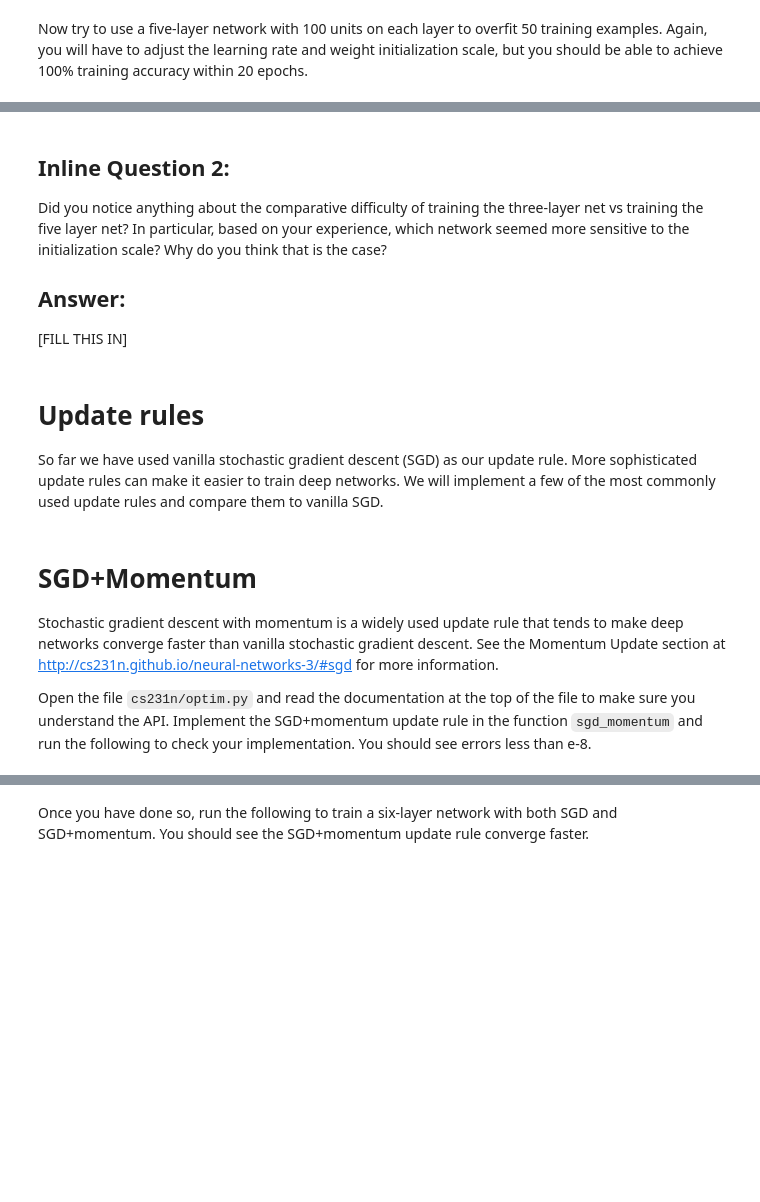
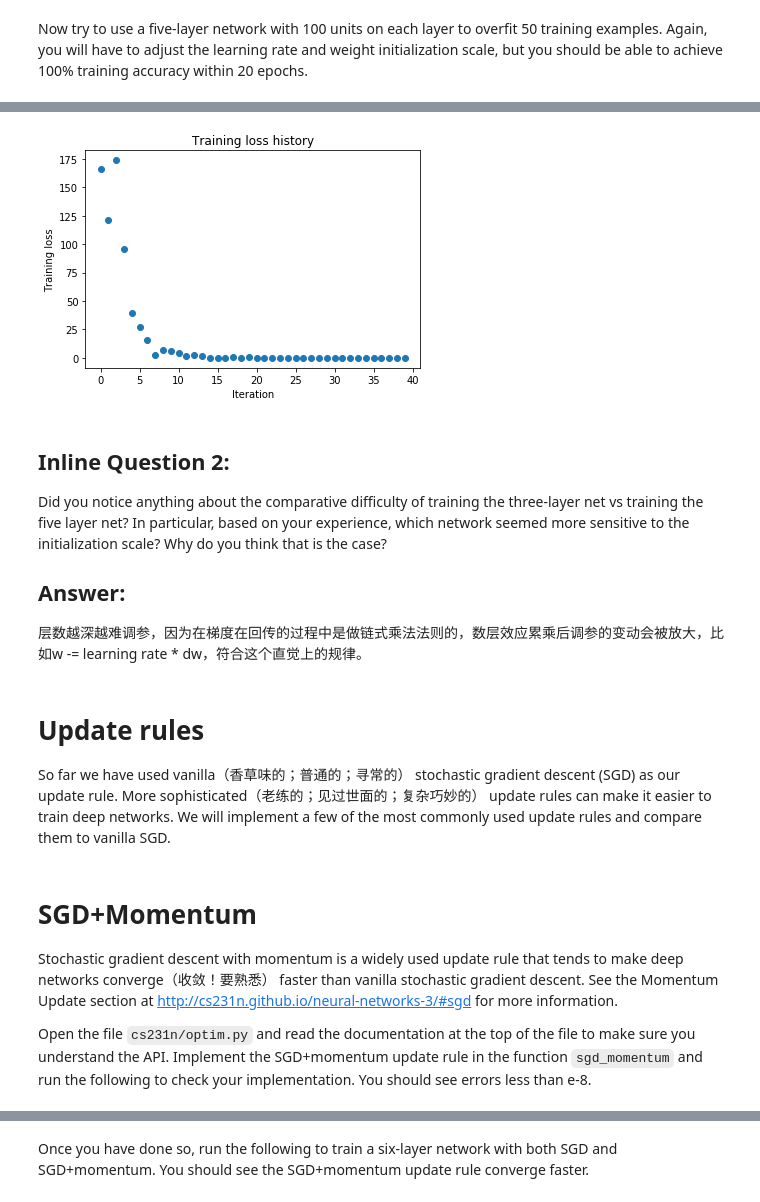
Before and after one commit to V2beach/cs231n, a Jupyter notebook: assignment2/FullyConnectedNets.ipynb, the cells around one changed output, grey strips where cells are left out. Drawn from its saved outputs; the diff is of its cells as text; code cells hidden in the pictures; blank space fills up the shorter version.

```diff
--- a/assignment2/FullyConnectedNets.ipynb
+++ b/assignment2/FullyConnectedNets.ipynb
@@ -400,8 +525,8 @@ small_data = {
   'y_val': data['y_val'],
 }
 
-learning_rate = 2e-3  # Experiment with this!
-weight_scale = 1e-5   # Experiment with this!
+learning_rate = 1e-3  # Experiment with this!
+weight_scale = 1e-1   # Experiment with this! 调出来了，但是为什么？参数大小能直观地理解吗？weight_scale不是越小越好拟合吗？下面那个question 2，层数越深越难调参，因为在数层效应累乘后调参的变动会被放大，但有点晕了。
 model = FullyConnectedNet([100, 100, 100, 100],
                 weight_scale=weight_scale, dtype=np.float64)
 solver = Solver(model, small_data,
@@ -418,3 +543,4 @@ plt.title('Training loss history')
 plt.xlabel('Iteration')
 plt.ylabel('Training loss')
 plt.show()
+# %% [output]
@@ -421,15 +564,17 @@ plt.show()
+[figure, added]
 # %% [markdown]
 ## Inline Question 2:
 Did you notice anything about the comparative difficulty of training the three-layer net vs training the five layer net? In particular, based on your experience, which network seemed more sensitive to the initialization scale? Why do you think that is the case?
 
 ## Answer:
-[FILL THIS IN]
+
+层数越深越难调参，因为在梯度在回传的过程中是做链式乘法法则的，数层效应累乘后调参的变动会被放大，比如w -= learning rate * dw，符合这个直觉上的规律。
 # %% [markdown]
 # Update rules
-So far we have used vanilla stochastic gradient descent (SGD) as our update rule. More sophisticated update rules can make it easier to train deep networks. We will implement a few of the most commonly used update rules and compare them to vanilla SGD.
+So far we have used vanilla（香草味的；普通的；寻常的） stochastic gradient descent (SGD) as our update rule. More sophisticated（老练的；见过世面的；复杂巧妙的） update rules can make it easier to train deep networks. We will implement a few of the most commonly used update rules and compare them to vanilla SGD.
 # %% [markdown]
 # SGD+Momentum
-Stochastic gradient descent with momentum is a widely used update rule that tends to make deep networks converge faster than vanilla stochastic gradient descent. See the Momentum Update section at http://cs231n.github.io/neural-networks-3/#sgd for more information.
+Stochastic gradient descent with momentum is a widely used update rule that tends to make deep networks converge（收敛！要熟悉） faster than vanilla stochastic gradient descent. See the Momentum Update section at http://cs231n.github.io/neural-networks-3/#sgd for more information.
 
 Open the file `cs231n/optim.py` and read the documentation at the top of the file to make sure you understand the API. Implement the SGD+momentum update rule in the function `sgd_momentum` and run the following to check your implementation. You should see errors less than e-8.
 # %%
```
Also changed, not shown: parts of 23 cells of this notebook, 16 other files.
